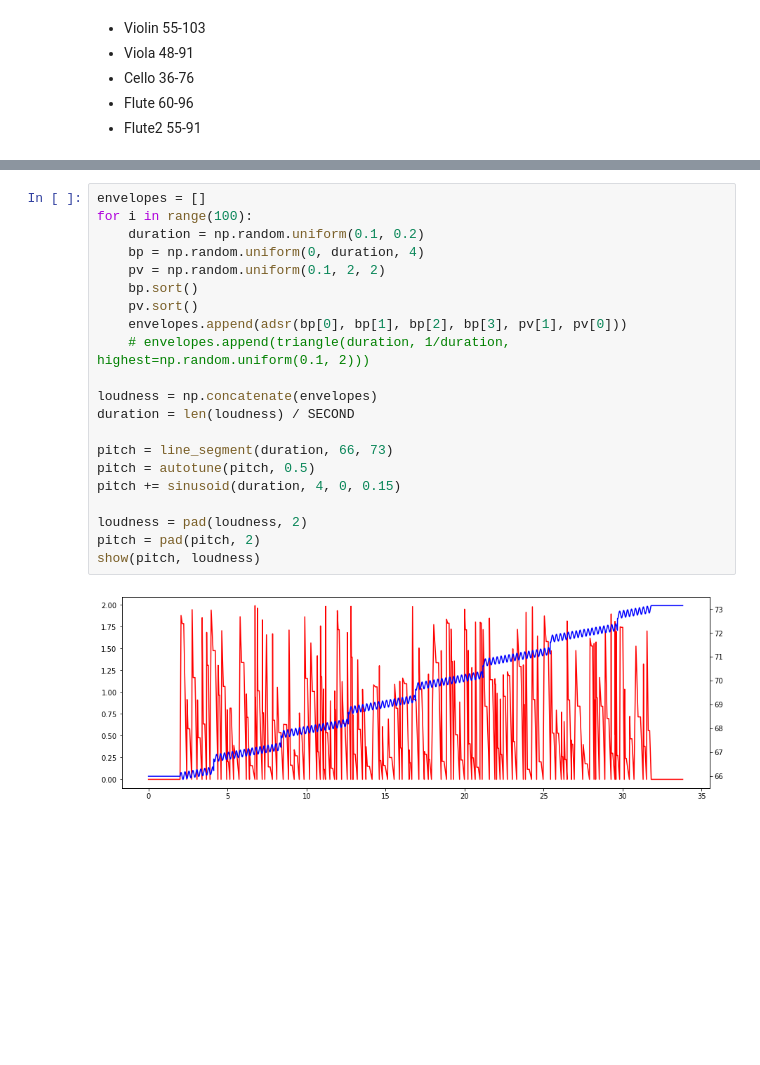
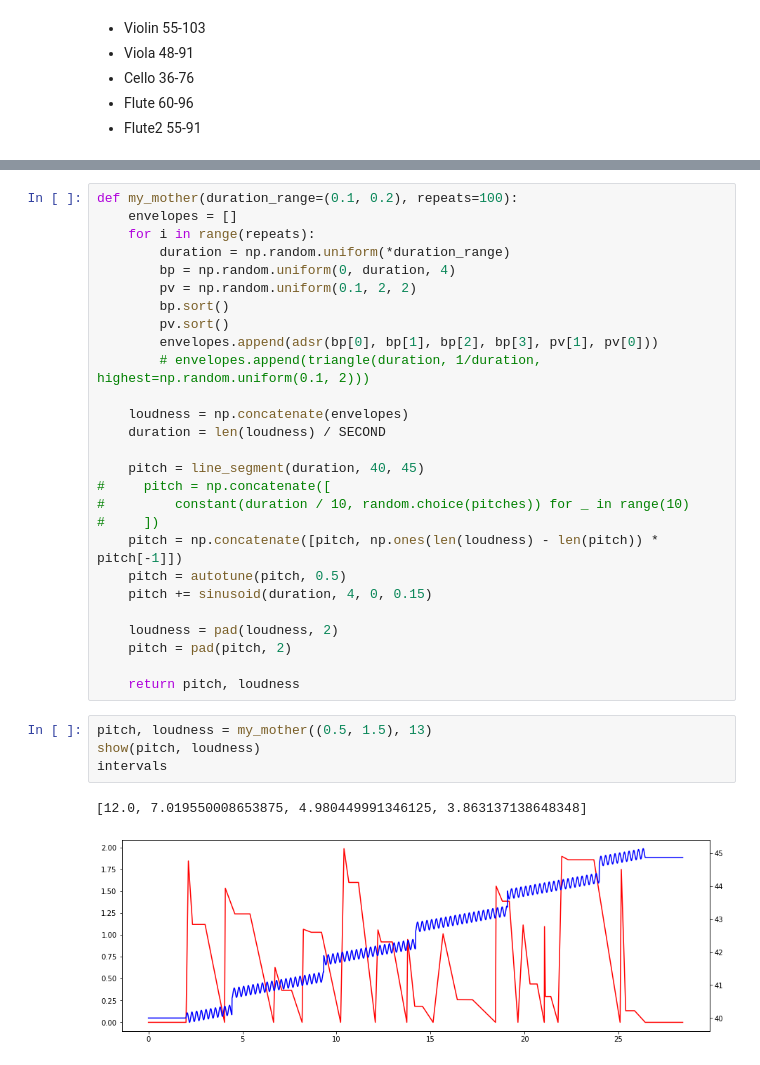
Before and after one commit to kureta/film, a Jupyter notebook: film.ipynb, the cells around one changed output, grey strips where cells are left out. Drawn from its saved outputs; the diff is of its cells as text; blank space fills up the shorter version.

```diff
--- a/film.ipynb
+++ b/film.ipynb
@@ -84,26 +107,37 @@ Audio(audio, rate=16000)
 # %% [output]
 [interactive output not drawn]
 # %%
-envelopes = []
-for i in range(100):
-    duration = np.random.uniform(0.1, 0.2)
-    bp = np.random.uniform(0, duration, 4)
-    pv = np.random.uniform(0.1, 2, 2)
-    bp.sort()
-    pv.sort()
-    envelopes.append(adsr(bp[0], bp[1], bp[2], bp[3], pv[1], pv[0]))
-    # envelopes.append(triangle(duration, 1/duration, highest=np.random.uniform(0.1, 2)))
+def my_mother(duration_range=(0.1, 0.2), repeats=100):
+    envelopes = []
+    for i in range(repeats):
+        duration = np.random.uniform(*duration_range)
+        bp = np.random.uniform(0, duration, 4)
+        pv = np.random.uniform(0.1, 2, 2)
+        bp.sort()
+        pv.sort()
+        envelopes.append(adsr(bp[0], bp[1], bp[2], bp[3], pv[1], pv[0]))
+        # envelopes.append(triangle(duration, 1/duration, highest=np.random.uniform(0.1, 2)))
 
-loudness = np.concatenate(envelopes)
-duration = len(loudness) / SECOND
+    loudness = np.concatenate(envelopes)
+    duration = len(loudness) / SECOND
 
-pitch = line_segment(duration, 66, 73)
-pitch = autotune(pitch, 0.5)
-pitch += sinusoid(duration, 4, 0, 0.15)
+    pitch = line_segment(duration, 40, 45)
+#     pitch = np.concatenate([
+#         constant(duration / 10, random.choice(pitches)) for _ in range(10)
+#     ])
+    pitch = np.concatenate([pitch, np.ones(len(loudness) - len(pitch)) * pitch[-1]])
+    pitch = autotune(pitch, 0.5)
+    pitch += sinusoid(duration, 4, 0, 0.15)
 
-loudness = pad(loudness, 2)
-pitch = pad(pitch, 2)
-show(pitch, loudness)
+    loudness = pad(loudness, 2)
+    pitch = pad(pitch, 2)
+
+    return pitch, loudness
-# %% [output]
-[figure, removed]
+# %%
+pitch, loudness = my_mother((0.5, 1.5), 13)
+show(pitch, loudness)
+intervals
+# %% [output]
+[12.0, 7.019550008653875, 4.980449991346125, 3.863137138648348]
+[figure, added]
 # %%
```
Also changed, not shown: parts of 14 cells of this notebook, 3 other files.
